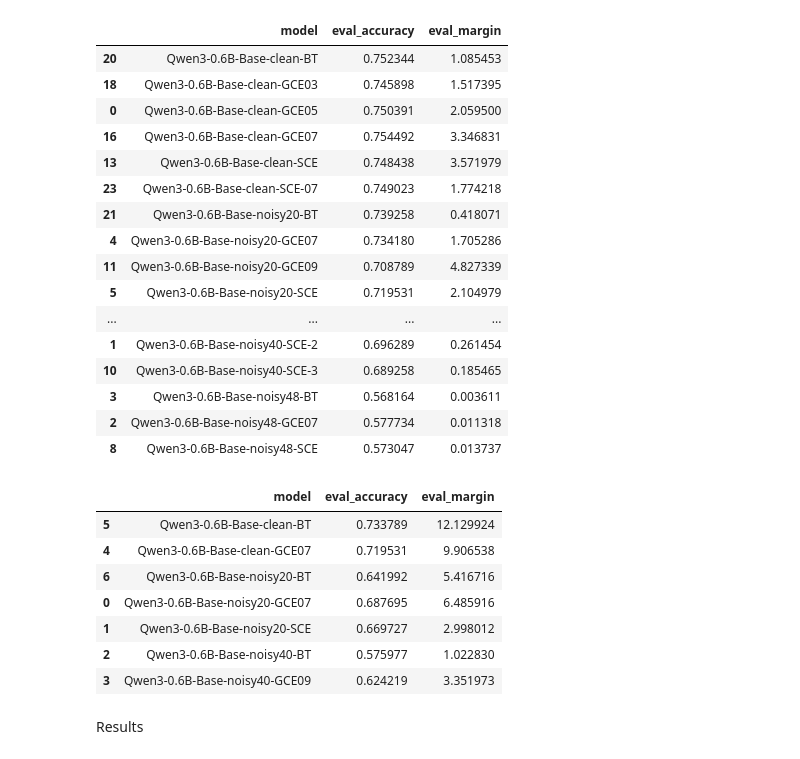
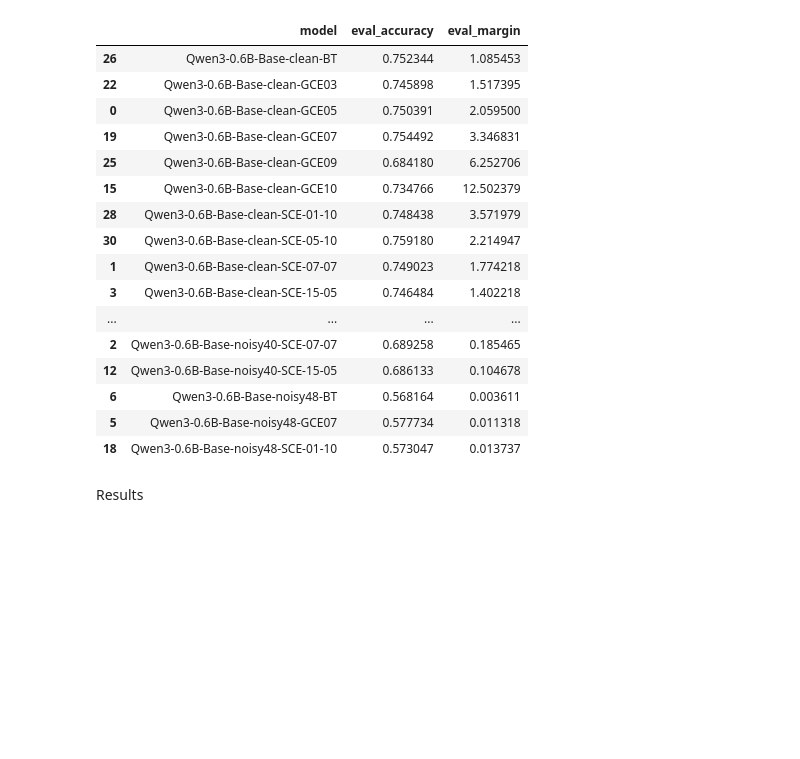
Before and after one commit to iamxjy/dl-rm-loss, a Jupyter notebook: reward_modeling/reward_modeling_visualize.ipynb, the cells around one changed output. Drawn from its saved outputs; the diff is of its cells as text; code cells hidden in the pictures; blank space fills up the shorter version.

```diff
--- a/reward_modeling/reward_modeling_visualize.ipynb
+++ b/reward_modeling/reward_modeling_visualize.ipynb
@@ -367,15 +394,2 @@ def plot_selected(
         subplot_titles=subplot_titles,
     )
-# %%
-# Plot all groups separately, showing only accuracy and eval_accuracy
-base_path = Path("models_final/")
-groups = group_models_by_suffix(base_path)
-
-print(f"Found {len(groups)} groups: {sorted(groups.keys())}")
-for suffix, paths in groups.items():
-    print(f"  {suffix}: {len(paths)} models")
-
-# Plot each group separately
-for suffix, trainer_state_paths in sorted(groups.items()):
-    print(f"\nPlotting group: {suffix}")
-    plot_many(trainer_state_paths, smoothing=10, fields_to_plot=["accuracy", "eval_accuracy"])
@@ -518,57 +497,48 @@ def output_metrics(base_path, checkpoint_num=None, metrics_to_show=None):
         else:
             # Show all metrics - use last entry
             if "step" in log_df.columns:
                 last_entry = log_df.loc[log_df["step"].idxmax()]
             else:
                 last_entry = log_df.iloc[-1]
 
         metrics = {}
         for col in log_df.columns:
             if pd.api.types.is_numeric_dtype(log_df[col]) and col != "step":
                 if metrics_to_show is None or col in metrics_to_show:
                     metrics[col] = last_entry[col]
 
         results.append({
             "model": model_name,
             **metrics
         })
 
     if not results:
         print("No results found")
         return
 
     results_df = pd.DataFrame(results)
     results_df = results_df.sort_values("model")
 
     return results_df
 
 display(output_metrics(Path("models_final/"), metrics_to_show=["eval_accuracy", "eval_margin"]))
-display(output_metrics(Path("models_epoch3/"), metrics_to_show=["eval_accuracy", "eval_margin"]))
 # %% [output]
 |  | model | eval_accuracy | eval_margin |
-| 20 | Qwen3-0.6B-Base-clean-BT | 0.752344 | 1.085453 |
-| 18 | Qwen3-0.6B-Base-clean-GCE03 | 0.745898 | 1.517395 |
+| 26 | Qwen3-0.6B-Base-clean-BT | 0.752344 | 1.085453 |
+| 22 | Qwen3-0.6B-Base-clean-GCE03 | 0.745898 | 1.517395 |
 | 0 | Qwen3-0.6B-Base-clean-GCE05 | 0.750391 | 2.059500 |
-| 16 | Qwen3-0.6B-Base-clean-GCE07 | 0.754492 | 3.346831 |
-| 13 | Qwen3-0.6B-Base-clean-SCE | 0.748438 | 3.571979 |
-| 23 | Qwen3-0.6B-Base-clean-SCE-07 | 0.749023 | 1.774218 |
-| 21 | Qwen3-0.6B-Base-noisy20-BT | 0.739258 | 0.418071 |
-| 4 | Qwen3-0.6B-Base-noisy20-GCE07 | 0.734180 | 1.705286 |
-| 11 | Qwen3-0.6B-Base-noisy20-GCE09 | 0.708789 | 4.827339 |
-| 5 | Qwen3-0.6B-Base-noisy20-SCE | 0.719531 | 2.104979 |
+| 19 | Qwen3-0.6B-Base-clean-GCE07 | 0.754492 | 3.346831 |
+| 25 | Qwen3-0.6B-Base-clean-GCE09 | 0.684180 | 6.252706 |
+| 15 | Qwen3-0.6B-Base-clean-GCE10 | 0.734766 | 12.502379 |
+| 28 | Qwen3-0.6B-Base-clean-SCE-01-10 | 0.748438 | 3.571979 |
+| 30 | Qwen3-0.6B-Base-clean-SCE-05-10 | 0.759180 | 2.214947 |
+| 1 | Qwen3-0.6B-Base-clean-SCE-07-07 | 0.749023 | 1.774218 |
+| 3 | Qwen3-0.6B-Base-clean-SCE-15-05 | 0.746484 | 1.402218 |
 | ... | ... | ... | ... |
-| 1 | Qwen3-0.6B-Base-noisy40-SCE-2 | 0.696289 | 0.261454 |
-| 10 | Qwen3-0.6B-Base-noisy40-SCE-3 | 0.689258 | 0.185465 |
-| 3 | Qwen3-0.6B-Base-noisy48-BT | 0.568164 | 0.003611 |
-| 2 | Qwen3-0.6B-Base-noisy48-GCE07 | 0.577734 | 0.011318 |
-| 8 | Qwen3-0.6B-Base-noisy48-SCE | 0.573047 | 0.013737 |
+| 2 | Qwen3-0.6B-Base-noisy40-SCE-07-07 | 0.689258 | 0.185465 |
+| 12 | Qwen3-0.6B-Base-noisy40-SCE-15-05 | 0.686133 | 0.104678 |
+| 6 | Qwen3-0.6B-Base-noisy48-BT | 0.568164 | 0.003611 |
+| 5 | Qwen3-0.6B-Base-noisy48-GCE07 | 0.577734 | 0.011318 |
+| 18 | Qwen3-0.6B-Base-noisy48-SCE-01-10 | 0.573047 | 0.013737 |
-|  | model | eval_accuracy | eval_margin |
-| 5 | Qwen3-0.6B-Base-clean-BT | 0.733789 | 12.129924 |
-| 4 | Qwen3-0.6B-Base-clean-GCE07 | 0.719531 | 9.906538 |
-| 6 | Qwen3-0.6B-Base-noisy20-BT | 0.641992 | 5.416716 |
-| 0 | Qwen3-0.6B-Base-noisy20-GCE07 | 0.687695 | 6.485916 |
-| 1 | Qwen3-0.6B-Base-noisy20-SCE | 0.669727 | 2.998012 |
-| 2 | Qwen3-0.6B-Base-noisy40-BT | 0.575977 | 1.022830 |
-| 3 | Qwen3-0.6B-Base-noisy40-GCE09 | 0.624219 | 3.351973 |
 # %% [markdown]
 Results
```
Also changed, not shown: parts of 16 cells of this notebook.
